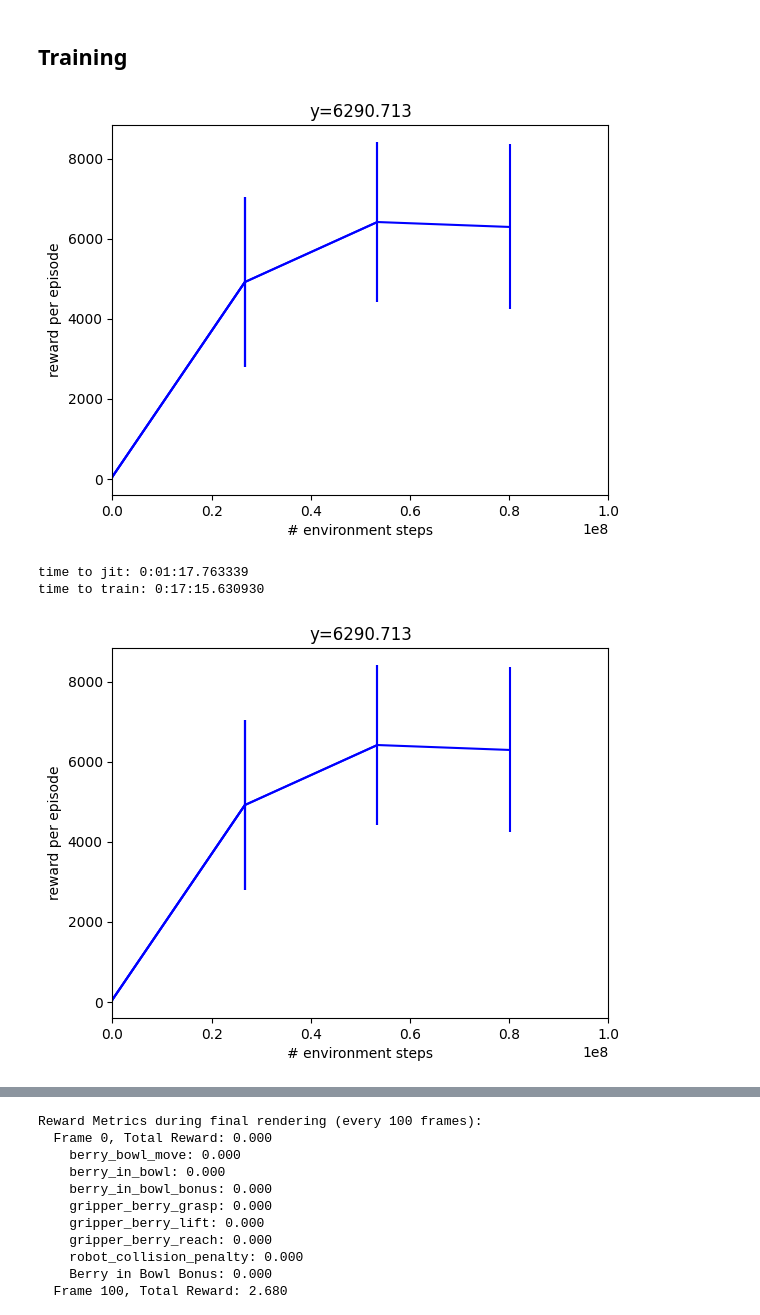
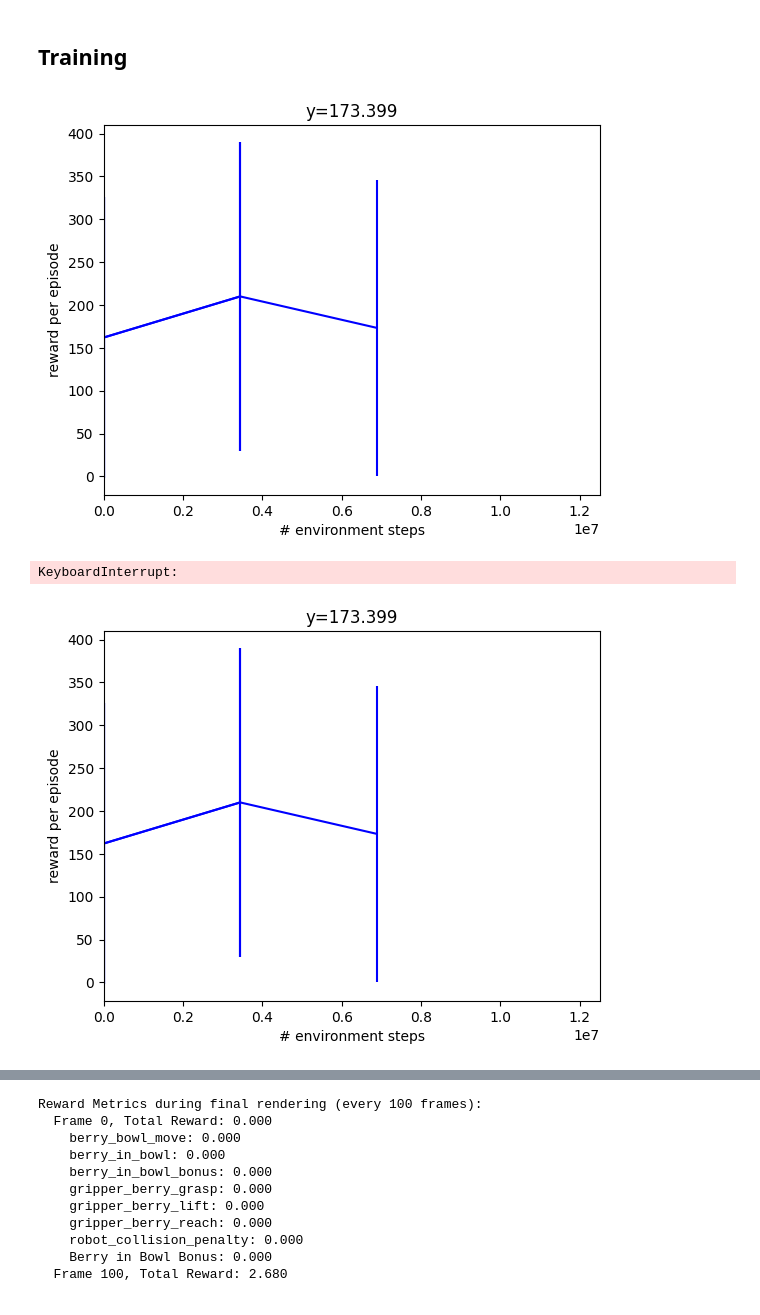
Before and after one commit to nunezal/berryBot, a Jupyter notebook: copy_of_berrybot.ipynb, the cells around one changed output, grey strips where cells are left out. Saved outputs shown, nothing was run; the diff lists cells and outputs as text; code cells hidden in the pictures.

```diff
--- a/copy_of_berrybot.ipynb
+++ b/copy_of_berrybot.ipynb
@@ -727,7 +1028,7 @@ ppo_params = {
     'discounting': 0.97,
     'entropy_cost': 0.02,
     'episode_length': 150,
-    'learning_rate': 0.001,
+    'learning_rate': 0.002,
     'network_factory': {
         'policy_hidden_layer_sizes': (32, 32, 32, 32),
         'policy_obs_key': 'state',
@@ -738,7 +1039,7 @@ ppo_params = {
     'num_envs': 2048,
     'num_evals': 4,
     'num_minibatches': 32,
-    'num_timesteps': 20000000,
+    'num_timesteps': 10000000,
     'num_updates_per_batch': 8,
     'reward_scaling': 1.0,
     'unroll_length': 10
@@ -764,37 +1065,36 @@ def progress(num_steps, metrics):
   plt.errorbar(x_data, y_data, yerr=y_dataerr, color="blue")
 
   display(plt.gcf())
 
 ppo_training_params = dict(ppo_params)
 network_factory = ppo_networks.make_ppo_networks
 if "network_factory" in ppo_training_params:
 
   network_factory = functools.partial(
       ppo_networks.make_ppo_networks,
       **ppo_training_params["network_factory"]
   )
 
   del ppo_training_params["network_factory"]
 
 train_fn = functools.partial(
     ppo.train, **dict(ppo_training_params),
     network_factory=network_factory,
     progress_fn=progress,
     seed=1
 )
 
 
 make_inference_fn, params, metrics = train_fn(
     environment=env,
     wrap_env_fn=wrapper.wrap_for_brax_training,
 )
 print(f"time to jit: {times[1] - times[0]}")
 print(f"time to train: {times[-1] - times[1]}")
 # %% [output]
-[figure, old version]
+[figure, new version]
-time to jit: 0:01:17.763339
-time to train: 0:17:15.630930
+KeyboardInterrupt:
-[figure, old version]
+[figure, new version]
 # %%
 jit_reset = jax.jit(env.reset)
 jit_step = jax.jit(env.step)
```
Also changed, not shown: parts of 3 cells of this notebook.
